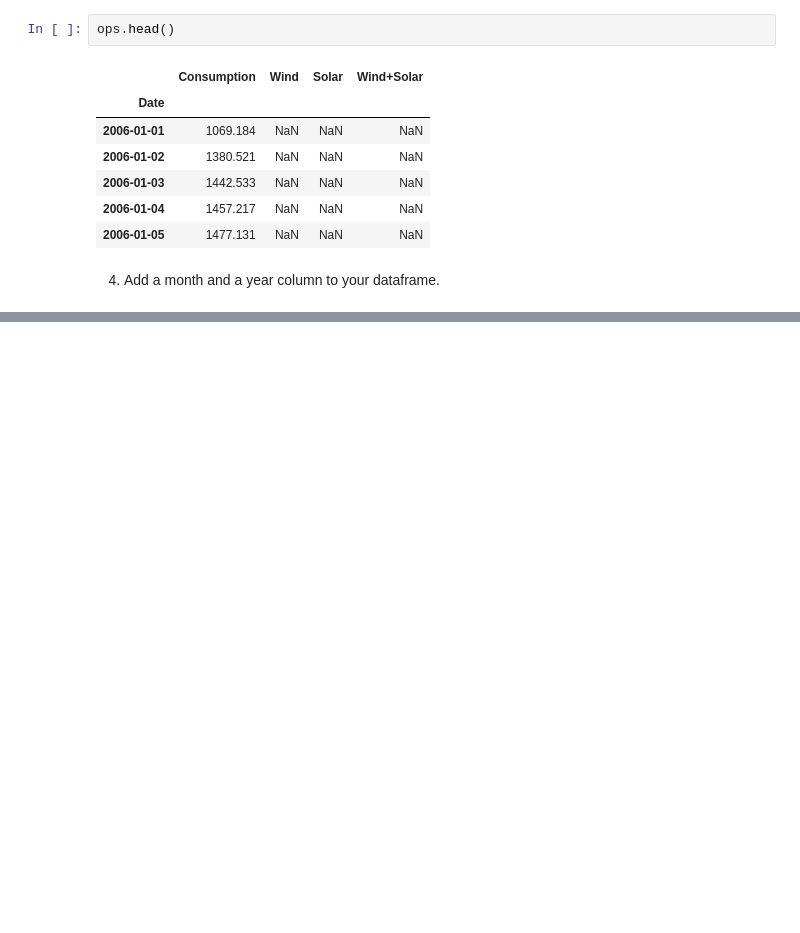
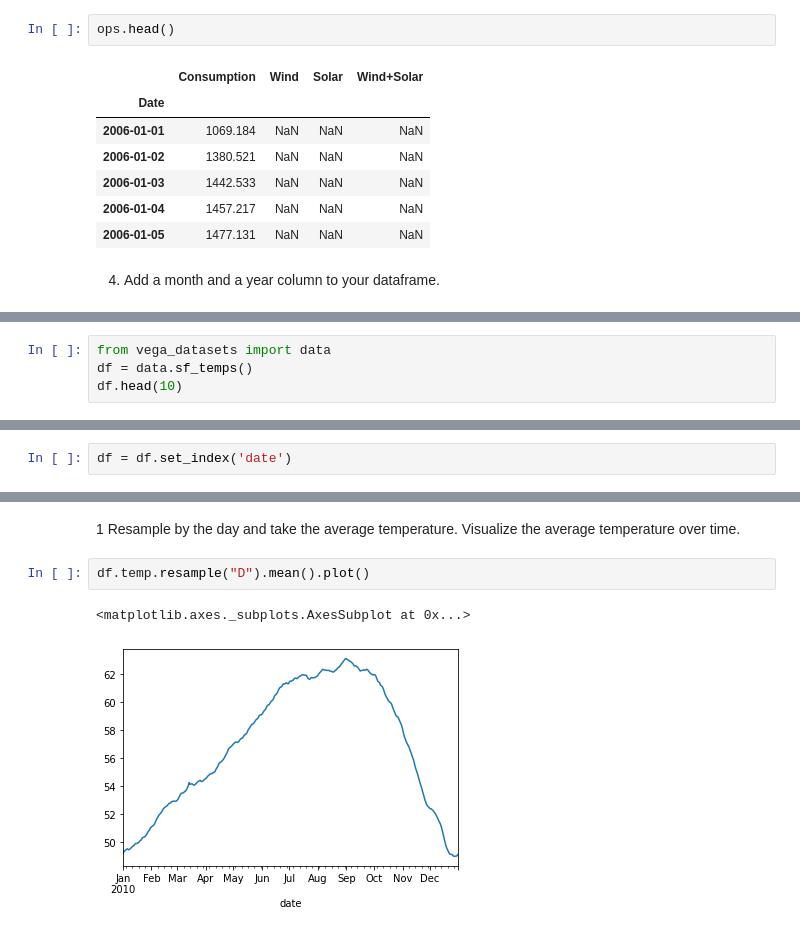
Before and after one commit to sunwenliang14/ds-methodologies-exercises, a Jupyter notebook: time_series/prepare_exercise.ipynb, the cells around one changed output, grey strips where cells are left out. Saved outputs shown, nothing was run; the diff lists cells and outputs as text; blank space fills up the shorter version.

```diff
--- a/time_series/prepare_exercise.ipynb
+++ b/time_series/prepare_exercise.ipynb
@@ -203,0 +211,4 @@ TypeError: 'Int64Index' object is not callable
+# %%
+from vega_datasets import data
+df = data.sf_temps()
+df.head(10)
@@ -203,0 +227,2 @@ TypeError: 'Int64Index' object is not callable
+# %%
+df = df.set_index('date')
@@ -203,0 +237,7 @@ TypeError: 'Int64Index' object is not callable
+# %% [markdown]
+1 Resample by the day and take the average temperature. Visualize the average temperature over time.
+# %%
+df.temp.resample("D").mean().plot()
+# %% [output]
+<matplotlib.axes._subplots.AxesSubplot at 0x...>
+[figure, added]
```
Also changed, not shown: parts of 46 cells of this notebook, 1 other file.
